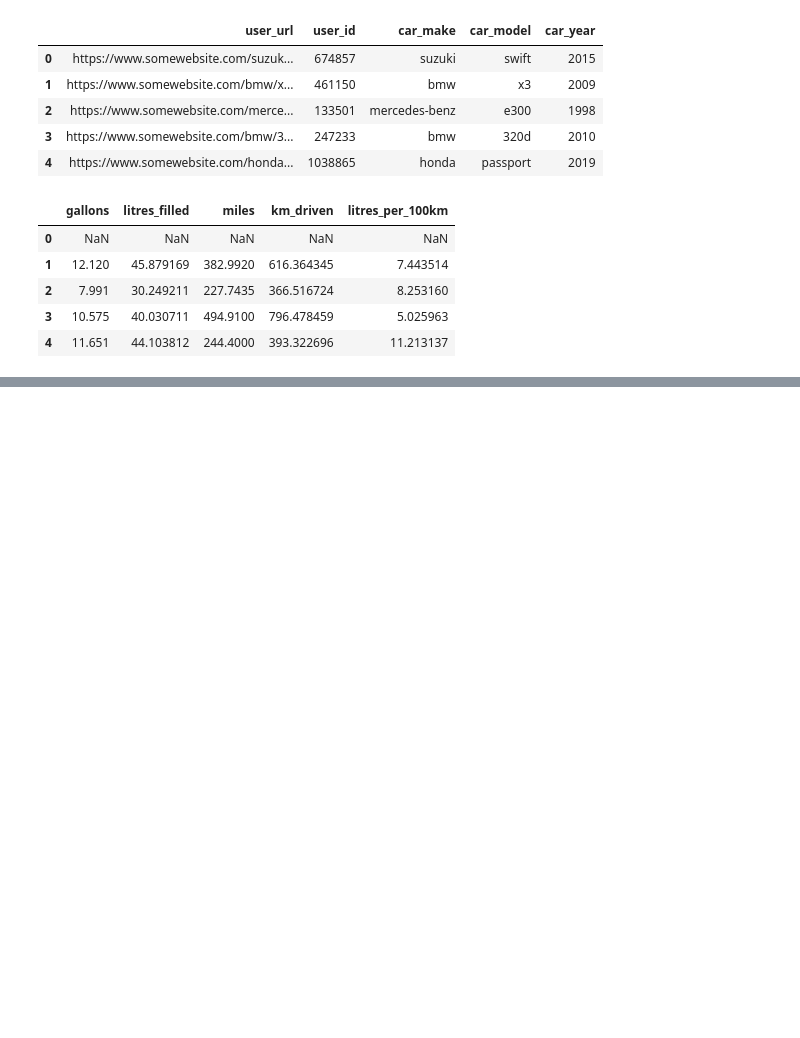
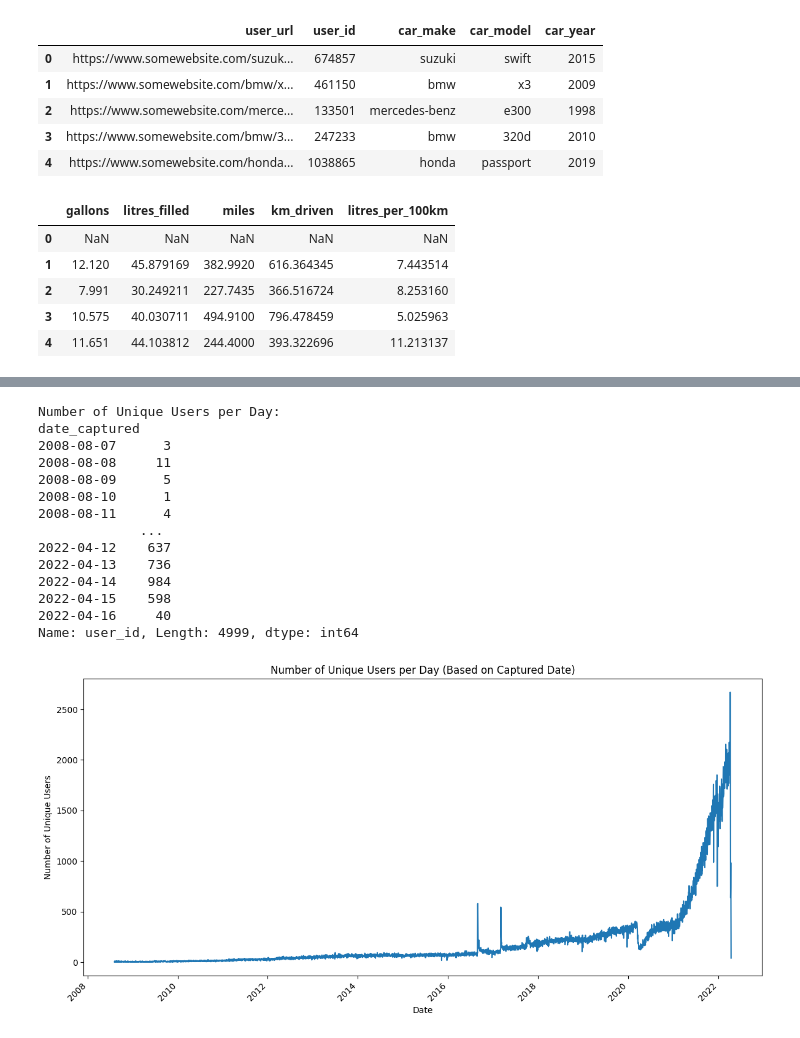
Before and after one commit to Daggy2002/DVE-Assignments, a Jupyter notebook: Assignment1/main.ipynb, the cells around one changed output, grey strips where cells are left out. Drawn from its saved outputs; the diff is of its cells as text; code cells hidden in the pictures; blank space fills up the shorter version.

```diff
--- a/Assignment1/main.ipynb
+++ b/Assignment1/main.ipynb
@@ -322,0 +379,39 @@ df[['gallons', 'litres_filled', 'miles', 'km_driven', 'litres_per_100km']].head(
+# %%
+# 2
+
+# Step 1: Convert the date column to datetime format and handle invalid dates
+df['date_captured'] = pd.to_datetime(df['date_captured'], errors='coerce')
+
+# Step 2: Group by date and count unique users
+unique_users_per_day = df.groupby('date_captured')['user_id'].nunique()
+
+# Print the text version of unique users per day
+print("Number of Unique Users per Day:")
+print(unique_users_per_day)
+
+# Step 3: Plot the result
+plt.figure(figsize=(12, 6))
+unique_users_per_day.plot(kind='line')
+
+plt.title('Number of Unique Users per Day (Based on Captured Date)')
+plt.xlabel('Date')
+plt.ylabel('Number of Unique Users')
+plt.xticks(rotation=45, ha='right')  # Rotate the x-axis labels for readability
+plt.tight_layout()  # Adjust layout to prevent clipping of labels
+plt.show()
+# %% [output]
+Number of Unique Users per Day:
+date_captured
+2008-08-07      3
+2008-08-08     11
+2008-08-09      5
+2008-08-10      1
+2008-08-11      4
+             ...
+2022-04-12    637
+2022-04-13    736
+2022-04-14    984
+2022-04-15    598
+2022-04-16     40
+Name: user_id, Length: 4999, dtype: int64
+[figure, added]
```
Also changed, not shown: parts of 11 cells of this notebook.
